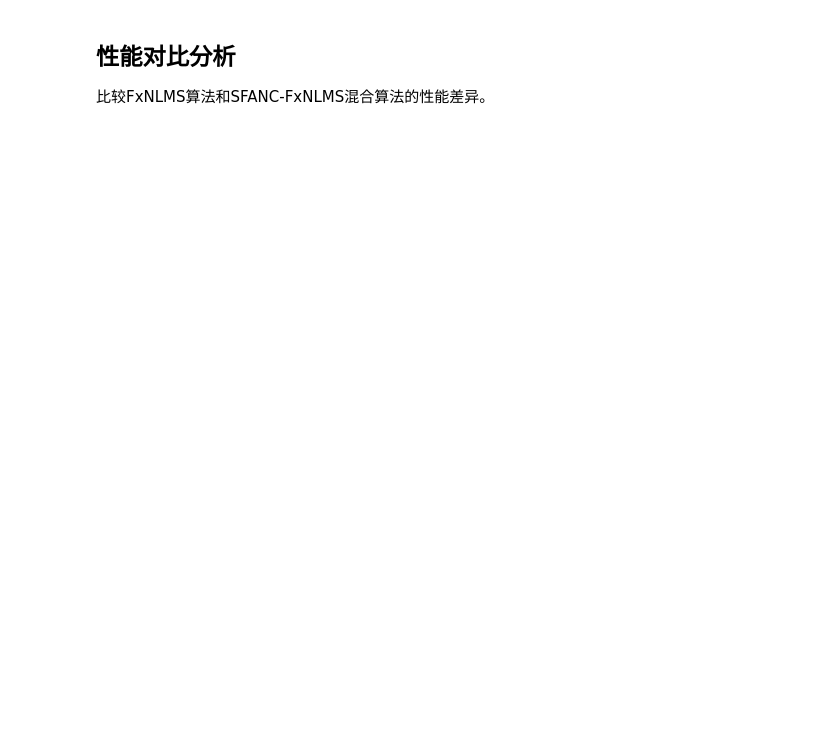
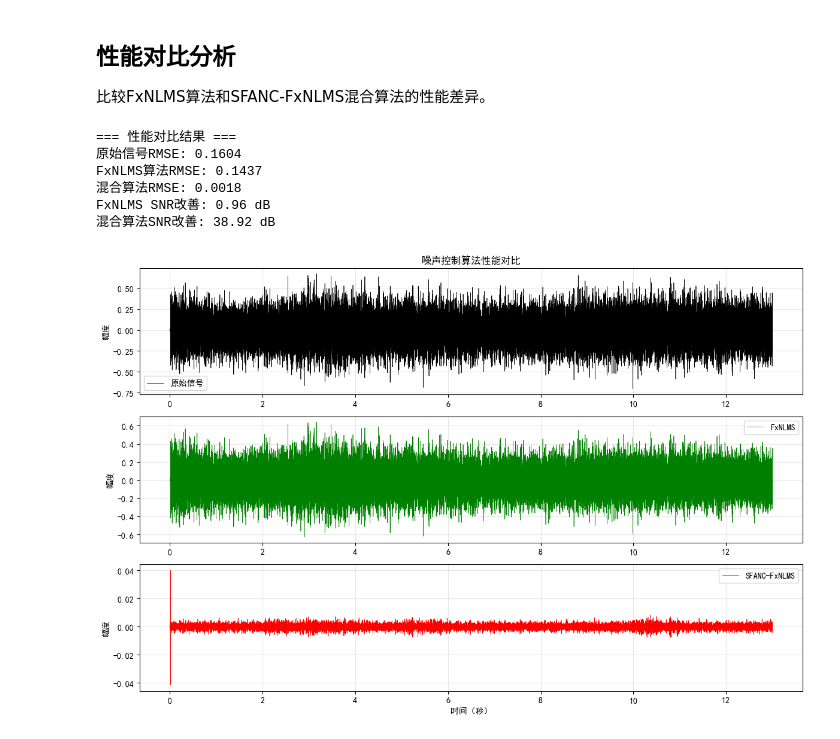
Before and after one commit to lhc007/SFANC-FxNLMS-ANC-Algorithm-based-on-Deep-Learning, a Jupyter notebook: SFANC-FxNLMS for ANC_zh.ipynb, the cells around one changed output. Drawn from its saved outputs; the diff is of its cells as text; code cells hidden in the pictures; blank space fills up the shorter version.

```diff
--- a/SFANC-FxNLMS for ANC_zh.ipynb
+++ b/SFANC-FxNLMS for ANC_zh.ipynb
@@ -150,10 +168,15 @@ plt.show()
 比较FxNLMS算法和SFANC-FxNLMS混合算法的性能差异。
 # %%
 # 性能对比分析
+
+# 确保数据为 numpy 数组（处理列表输入）
+ErrorFxNLMS = np.array(ErrorFxNLMS)
+Error_SFANC_FxNLMS = np.array(Error_SFANC_FxNLMS)
 
 # 计算均方根误差（RMSE）
 rmse_fxnlms = np.sqrt(np.mean(ErrorFxNLMS**2))
 rmse_hybrid = np.sqrt(np.mean(Error_SFANC_FxNLMS**2))
+Dis = np.asarray(Dis)  # Dis 也统一转为数组，避免后续 var 计算报错
 
 # 计算信噪比改善（SNR Improvement）
 snr_original = 10 * np.log10(np.var(Dis) / np.var(Dis))  # 原始SNR
@@ -165,31 +188,43 @@ print(f'原始信号RMSE: {np.sqrt(np.mean(Dis**2)):.4f}')
 print(f'FxNLMS算法RMSE: {rmse_fxnlms:.4f}')
 print(f'混合算法RMSE: {rmse_hybrid:.4f}')
 print(f'FxNLMS SNR改善: {snr_fxnlms:.2f} dB')
 print(f'混合算法SNR改善: {snr_hybrid:.2f} dB')
+
+# 中文显示
+plt.rcParams['font.sans-serif'] = ['SimHei', 'Microsoft YaHei', 'Arial Unicode MS']
+plt.rcParams['axes.unicode_minus'] = False  # 解决负号显示异常
 
 # 绘制三种情况的对比图
 plt.figure(figsize=(12, 8))
 
 plt.subplot(3, 1, 1)
 plt.plot(Time, Dis, color='black', label='原始信号', linewidth=0.5)
 plt.ylabel('幅度')
 plt.legend()
 plt.grid(alpha=0.3)
 plt.title('噪声控制算法性能对比')
 
 plt.subplot(3, 1, 2)
 plt.plot(Time, ErrorFxNLMS, color='green', label='FxNLMS', linewidth=0.5)
 plt.ylabel('幅度')
 plt.legend()
 plt.grid(alpha=0.3)
 
 plt.subplot(3, 1, 3)
 plt.plot(Time, Error_SFANC_FxNLMS, color='red', label='SFANC-FxNLMS', linewidth=0.5)
 plt.ylabel('幅度')
 plt.xlabel('时间（秒）')
 plt.legend()
 plt.grid(alpha=0.3)
 
 plt.tight_layout()
-plt.savefig('Comparison.pdf', dpi=600, bbox_inches='tight', pad_inches=0)
+plt.savefig('pdf/Comparison.pdf', dpi=600, bbox_inches='tight', pad_inches=0)
 plt.show()
+# %% [output]
+=== 性能对比结果 ===
+原始信号RMSE: 0.1604
+FxNLMS算法RMSE: 0.1437
+混合算法RMSE: 0.0018
+FxNLMS SNR改善: 0.96 dB
+混合算法SNR改善: 38.92 dB
+[figure, added]
```
Also changed, not shown: parts of 5 cells of this notebook, 17 other files.
